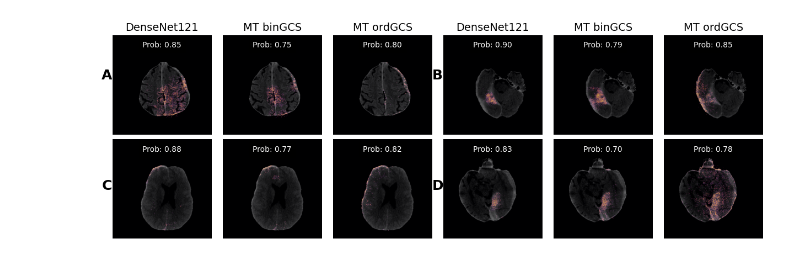
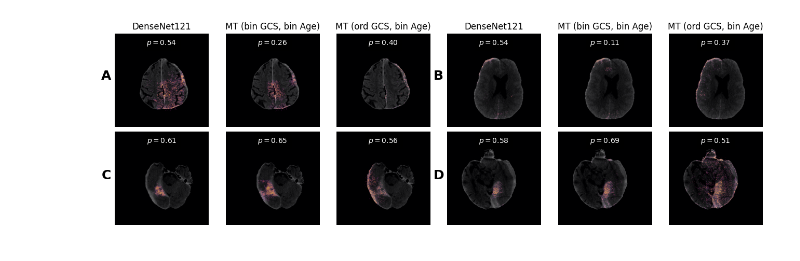
Before and after one commit to Trustworthy-AI-UU-NKI/MultitaskLearning_ICH_Prognosis, a Jupyter notebook: printFigures/FigureSaliencyMaps_Paper.ipynb, the cells around one changed output. Saved outputs shown, nothing was run; the diff lists cells and outputs as text; code cells hidden in the pictures.

Commit message:
Figures for paper finished

```diff
--- a/printFigures/FigureSaliencyMaps_Paper.ipynb
+++ b/printFigures/FigureSaliencyMaps_Paper.ipynb
@@ -10,10 +10,10 @@ cols = ['DenseNet121', 'MT_binGCS', 'MT_ordGCS']
 
 # Define probabilities for each subplot
 probabilities = {
-    'A_DenseNet121': 0.85, 'A_MT_binGCS': 0.75, 'A_MT_ordGCS': 0.80,
-    'B_DenseNet121': 0.88, 'B_MT_binGCS': 0.77, 'B_MT_ordGCS': 0.82,
-    'C_DenseNet121': 0.90, 'C_MT_binGCS': 0.79, 'C_MT_ordGCS': 0.85,
-    'D_DenseNet121': 0.83, 'D_MT_binGCS': 0.70, 'D_MT_ordGCS': 0.78
+    'A_DenseNet121': 0.54, 'A_MT_binGCS': 0.26, 'A_MT_ordGCS': 0.40,
+    'B_DenseNet121': 0.54, 'B_MT_binGCS': 0.11, 'B_MT_ordGCS': 0.37,
+    'C_DenseNet121': 0.61, 'C_MT_binGCS': 0.65, 'C_MT_ordGCS': 0.56,
+    'D_DenseNet121': 0.58, 'D_MT_binGCS': 0.69, 'D_MT_ordGCS': 0.51
 }
 
 # Define the paths to the images (example paths, replace with your actual paths)
@@ -33,46 +33,43 @@ image_paths = {
 }
 
 # Create a figure and axes with a black background
-fig, axes = plt.subplots(nrows=2, ncols=6, figsize=(12, 4), constrained_layout=True)#, facecolor='black', gridspec_kw={'wspace': 0.05, 'hspace': 0.05})
+fig, axes = plt.subplots(nrows=2, ncols=6, figsize=(12.8, 4), constrained_layout=True)#, facecolor='black', gridspec_kw={'wspace': 0.05, 'hspace': 0.05})
 
 # Define the order of rows to match the desired layout
-row_order = ['A', 'C', 'B', 'D']
+row_order = ['A', 'B', 'C', 'D']
 
 # Loop through each subplot to set images, labels, probabilities, and remove the axis
 for idx, row in enumerate(row_order):
     for j, col in enumerate(cols):
         ax = axes[idx // 2, j + (3 if idx % 2 else 0)]
         label = f'{row}_{col.replace(" ", "_").replace("(", "").replace(")", "").replace(".", "")}'
         prob = probabilities[label]
         img_path = image_paths[label]
         img = mpimg.imread(img_path)  # Load the corresponding image
 
         ax.imshow(img)  # Display the image
-        ax.text(0.5, 0.9, f'Prob: {prob:.2f}', horizontalalignment='center', verticalalignment='center', fontsize=10, color='white', backgroundcolor='black', transform=ax.transAxes)
+        ax.text(0.5, 0.9, f'$p = {prob:.2f}$', horizontalalignment='center', verticalalignment='center', fontsize=10, color='white', backgroundcolor='black', transform=ax.transAxes)
         ax.set_axis_off()
 
 # Set column titles for the first row, specific for each subplot
-titles=['DenseNet121', 'MT binGCS', 'MT ordGCS', 'DenseNet121', 'MT binGCS', 'MT ordGCS']
+titles=['DenseNet121', 'MT (bin GCS, bin Age)', 'MT (ord GCS, bin Age)', 'DenseNet121', 'MT (bin GCS, bin Age)', 'MT (ord GCS, bin Age)']
 for j, title in enumerate(titles):
-    axes[0, j].set_title(title, fontsize=14, color='black')
+    axes[0, j].set_title(title, fontsize=12, color='black')
 
 # Add annotations for A, B, C, D
-fig.text(0.000001, 0.75, 'A', fontsize=18, color='black', weight='bold', ha='center', va='center')
+fig.text(0.000001, 0.73, 'A', fontsize=18, color='black', weight='bold', ha='center', va='center')
 fig.text(0.000001, 0.25, 'C', fontsize=18, color='black', weight='bold', ha='center', va='center')
-fig.text(0.5, 0.75, 'B', fontsize=18, color='black', weight='bold', ha='center', va='center')
+fig.text(0.5, 0.73, 'B', fontsize=18, color='black', weight='bold', ha='center', va='center')
 fig.text(0.5, 0.25, 'D', fontsize=18, color='black', weight='bold', ha='center', va='center')
 
 # Adjust layout
 # plt.tight_layout(rect=[0.02, 0.03, 1, 0.9])
 
-
-
-
 # Save and show the plot
-# plt.savefig('/mnt/data/labeled_plot_with_images_and_probabilities_ABCD.png')
+plt.savefig('/home/ubuntu/tenerife/miriam/ICH_Prog_MultiTaskLearning/printFigures/Figure3_SM_guidedBackProp.pdf')
 plt.show()
 # %% [output]
-[figure, old version]
+[figure, new version]
 # %%
 import matplotlib.pyplot as plt
 import matplotlib.image as mpimg
```
Also changed, not shown: parts of 1 cell of this notebook, 2 other files.
